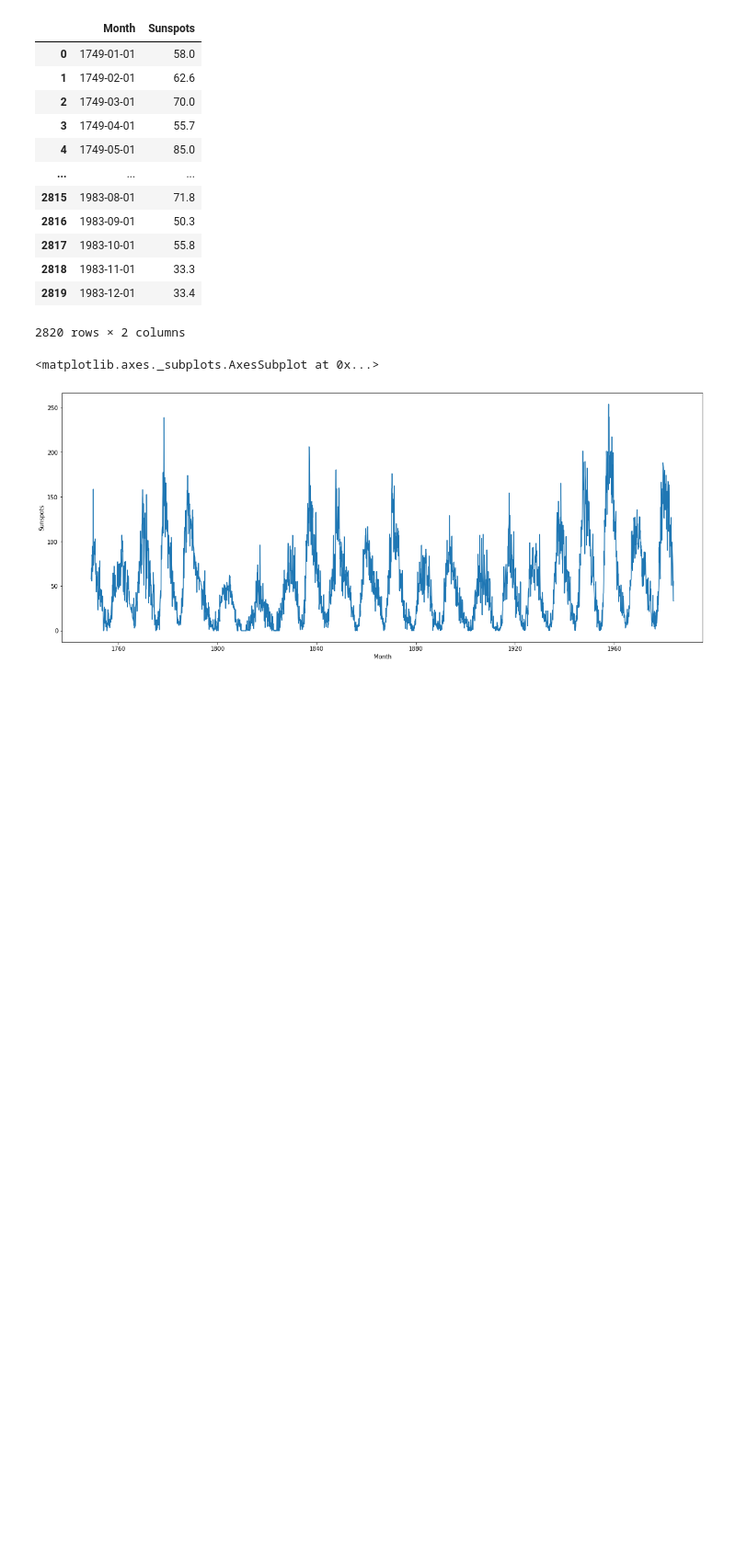
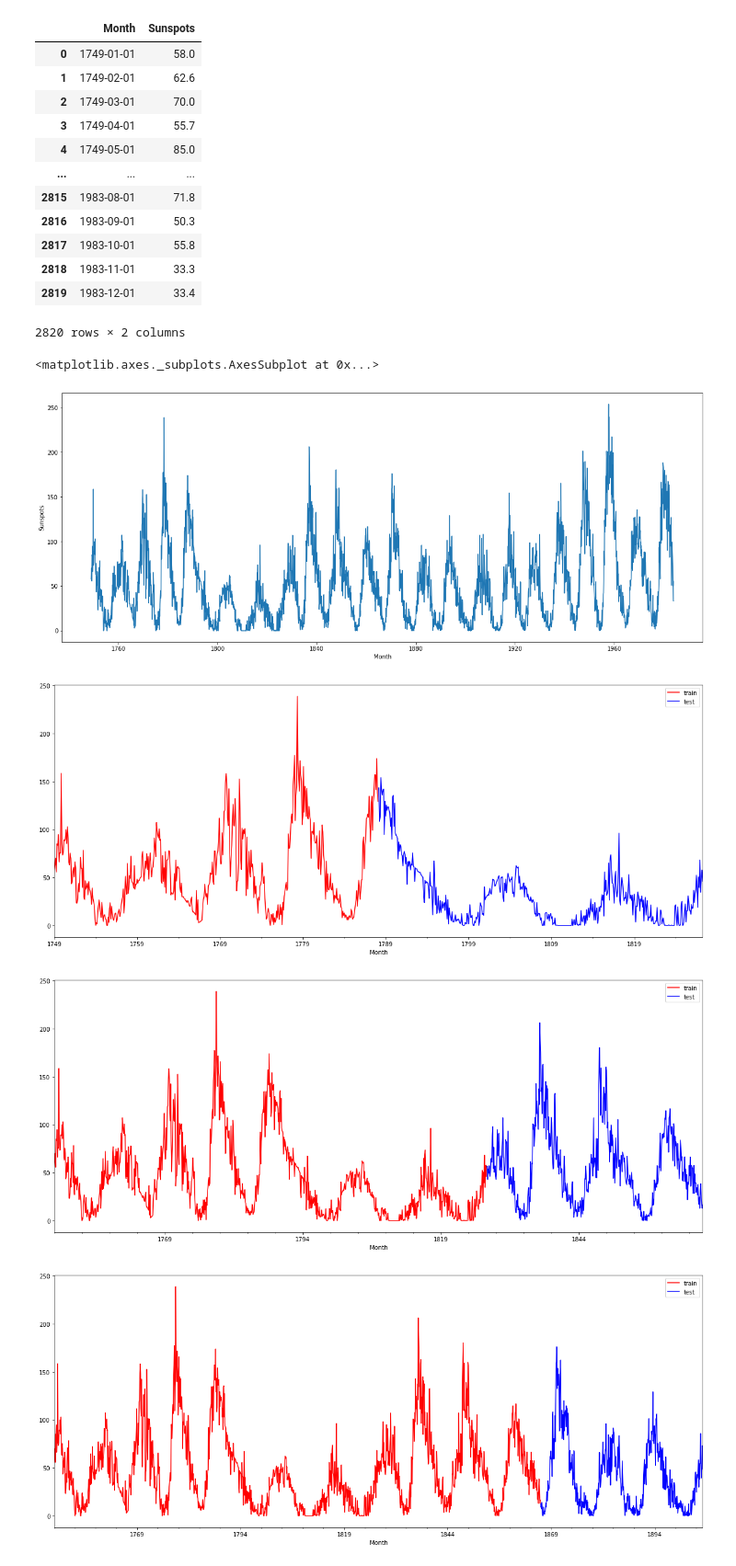
Before and after one commit to HerbertMariano/time-series-forecasting, a Jupyter notebook: mancha_solar.ipynb, the cells around one changed output. Shown at 92% size. Saved outputs shown, nothing was run; the diff lists cells and outputs as text; code cells hidden in the pictures; blank space fills up the shorter version.

```diff
--- a/mancha_solar.ipynb
+++ b/mancha_solar.ipynb
@@ -53,3 +53,16 @@ sns.lineplot(data=df,x='Month',y='Sunspots')
 from sklearn.model_selection import TimeSeriesSplit
 n_splits = 5
 splits = TimeSeriesSplit(n_splits)
+# %%
+for i in list(splits.split(df)):
+  train,test = i
+  train = df.iloc[train]
+  test = df.iloc[test]
+  fig,ax= plt.subplots(figsize=(20,8))
+  train.plot(kind='line',x='Month',y='Sunspots',color='red',label='train',ax=ax)
+  test.plot(kind='line',x='Month',y='Sunspots',color='blue',label='test',ax=ax)
+  plt.plot()
+# %% [output]
+[figure, added]
+[figure, added]
+[figure, added]
```
Also changed, not shown: parts of 1 cell of this notebook.
